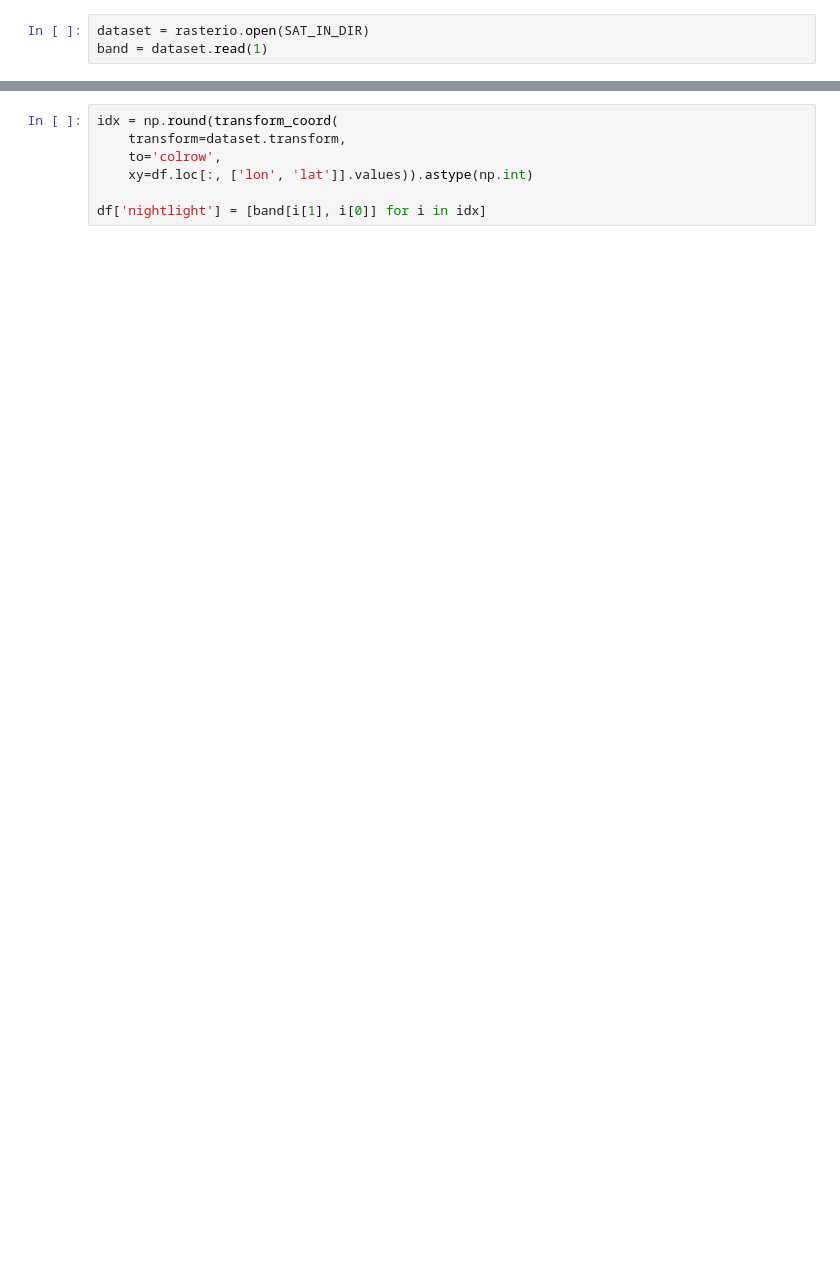
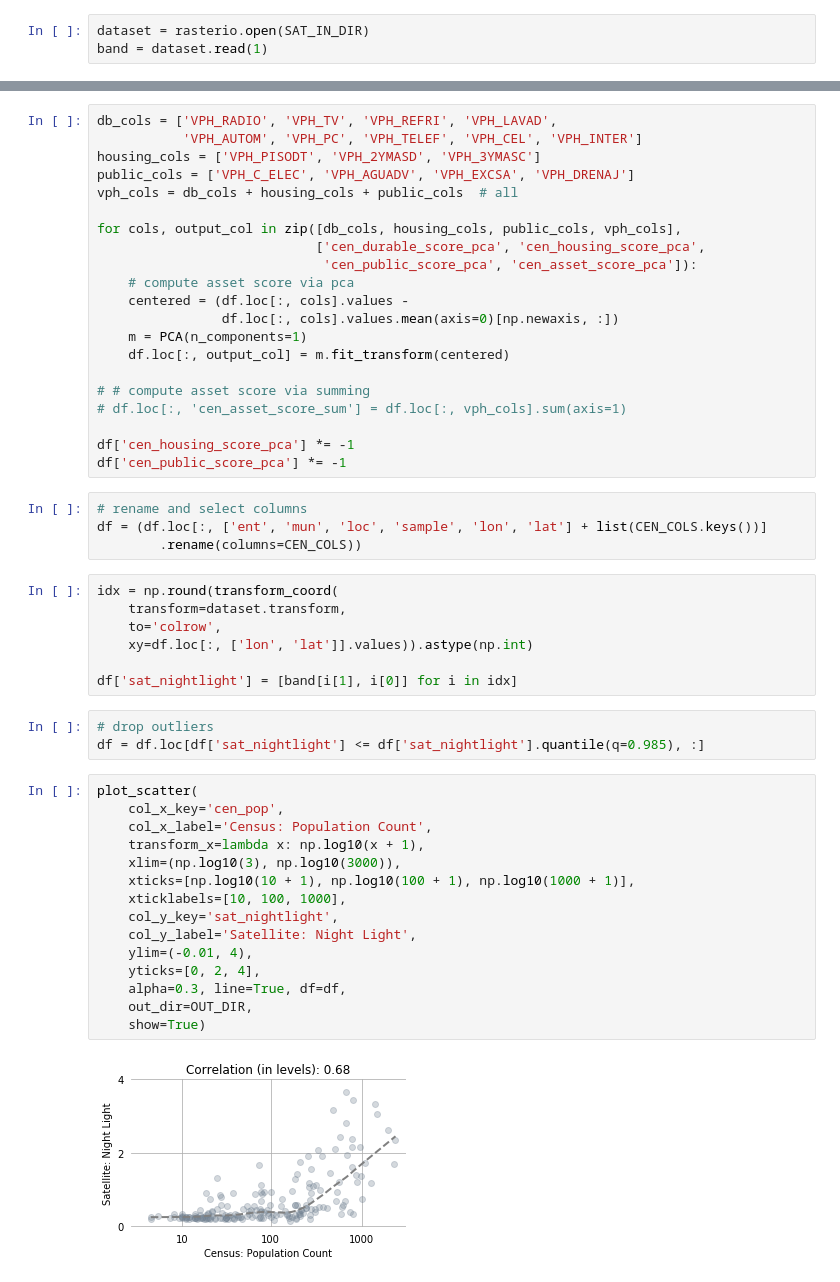
Before and after one commit to luna983/beyond-nightlight, a Jupyter notebook: exp0_step7_AnalyzeNightlight.ipynb, the cells around one changed output, grey strips where cells are left out. Drawn from its saved outputs; the diff is of its cells as text; blank space fills up the shorter version.

```diff
--- a/exp0_step7_AnalyzeNightlight.ipynb
+++ b/exp0_step7_AnalyzeNightlight.ipynb
@@ -46,7 +73,52 @@ df = df.sample(n=200, random_state=1, weights='POBTOT')
+# %%
+db_cols = ['VPH_RADIO', 'VPH_TV', 'VPH_REFRI', 'VPH_LAVAD',
+           'VPH_AUTOM', 'VPH_PC', 'VPH_TELEF', 'VPH_CEL', 'VPH_INTER']
+housing_cols = ['VPH_PISODT', 'VPH_2YMASD', 'VPH_3YMASC']
+public_cols = ['VPH_C_ELEC', 'VPH_AGUADV', 'VPH_EXCSA', 'VPH_DRENAJ']
+vph_cols = db_cols + housing_cols + public_cols  # all
+
+for cols, output_col in zip([db_cols, housing_cols, public_cols, vph_cols],
+                            ['cen_durable_score_pca', 'cen_housing_score_pca',
+                             'cen_public_score_pca', 'cen_asset_score_pca']):
+    # compute asset score via pca
+    centered = (df.loc[:, cols].values -
+                df.loc[:, cols].values.mean(axis=0)[np.newaxis, :])
+    m = PCA(n_components=1)
+    df.loc[:, output_col] = m.fit_transform(centered)
+
+# # compute asset score via summing
+# df.loc[:, 'cen_asset_score_sum'] = df.loc[:, vph_cols].sum(axis=1)
+
+df['cen_housing_score_pca'] *= -1
+df['cen_public_score_pca'] *= -1
+# %%
+# rename and select columns
+df = (df.loc[:, ['ent', 'mun', 'loc', 'sample', 'lon', 'lat'] + list(CEN_COLS.keys())]
+        .rename(columns=CEN_COLS))
 # %%
 idx = np.round(transform_coord(
     transform=dataset.transform,
     to='colrow',
     xy=df.loc[:, ['lon', 'lat']].values)).astype(np.int)
 
-df['nightlight'] = [band[i[1], i[0]] for i in idx]
+df['sat_nightlight'] = [band[i[1], i[0]] for i in idx]
+# %%
+# drop outliers
+df = df.loc[df['sat_nightlight'] <= df['sat_nightlight'].quantile(q=0.985), :]
+# %%
+plot_scatter(
+    col_x_key='cen_pop',
+    col_x_label='Census: Population Count',
+    transform_x=lambda x: np.log10(x + 1),
+    xlim=(np.log10(3), np.log10(3000)),
+    xticks=[np.log10(10 + 1), np.log10(100 + 1), np.log10(1000 + 1)],
+    xticklabels=[10, 100, 1000],
+    col_y_key='sat_nightlight',
+    col_y_label='Satellite: Night Light',
+    ylim=(-0.01, 4),
+    yticks=[0, 2, 4],
+    alpha=0.3, line=True, df=df,
+    out_dir=OUT_DIR,
+    show=True)
+# %% [output]
+[figure, added]
```
Also changed, not shown: parts of 20 cells of this notebook, 23 other files.
